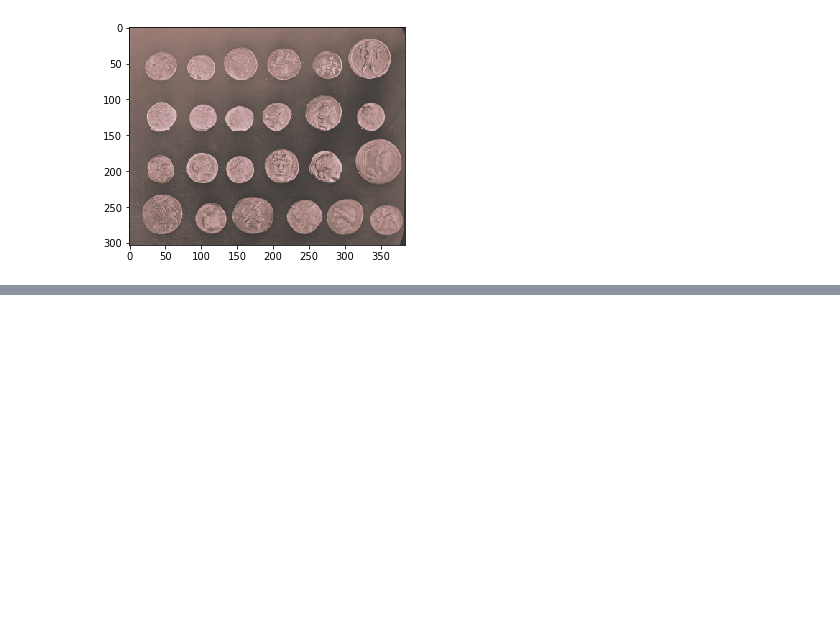
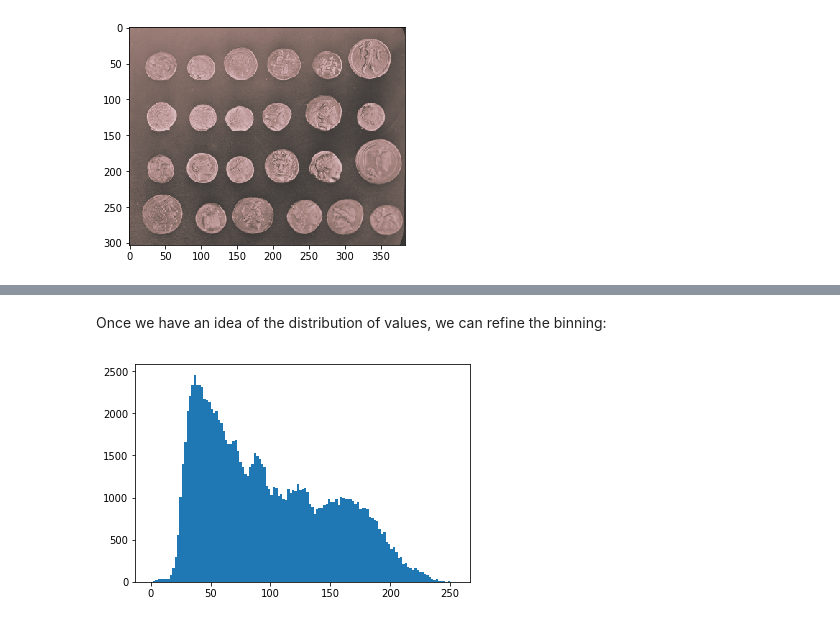
Before and after one commit to guiwitz/Python_image_processing, a Jupyter notebook: 1-Introduction.ipynb, the cells around one changed output, grey strips where cells are left out. Drawn from its saved outputs; the diff is of its cells as text; code cells hidden in the pictures; blank space fills up the shorter version.

```diff
--- a/1-Introduction.ipynb
+++ b/1-Introduction.ipynb
@@ -366,0 +425,7 @@ plt.show()
+# %% [markdown]
+Once we have an idea of the distribution of values, we can refine the binning:
+# %%
+plt.hist(np.ravel(image), bins = np.arange(0,255,2))
+plt.show()
+# %% [output]
+[figure, added]
```
Also changed, not shown: parts of 31 cells of this notebook, 14 other files.
